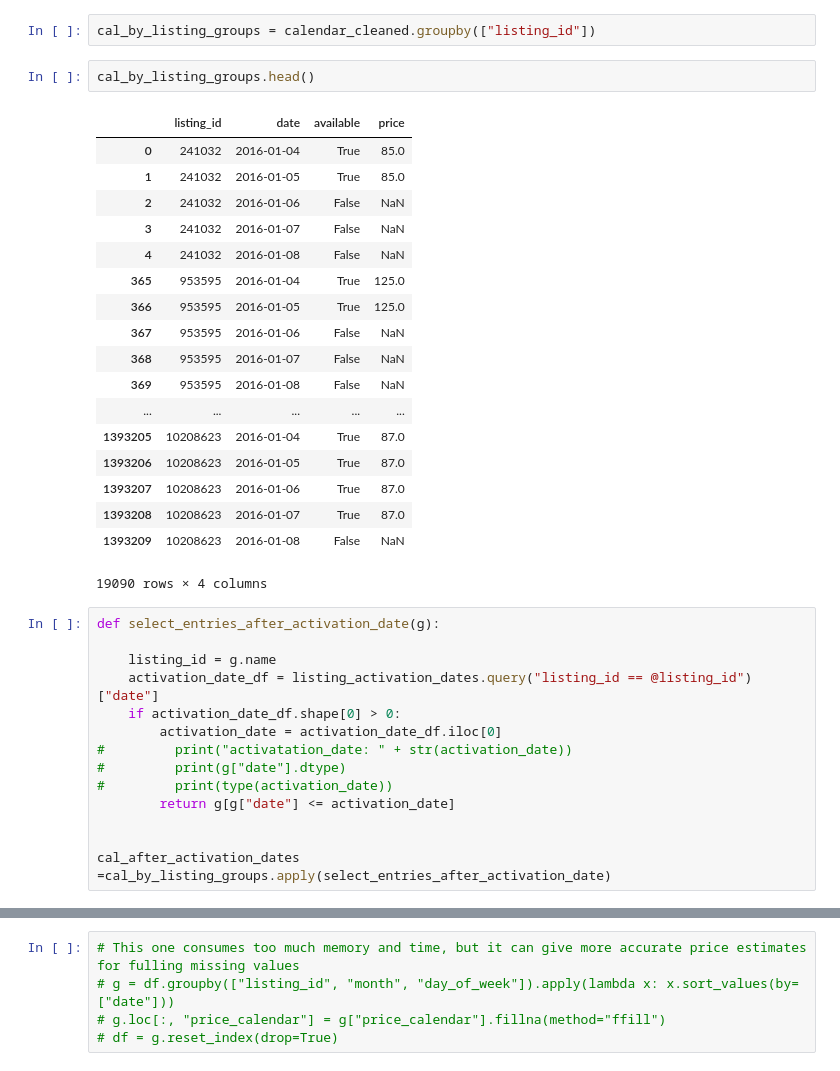
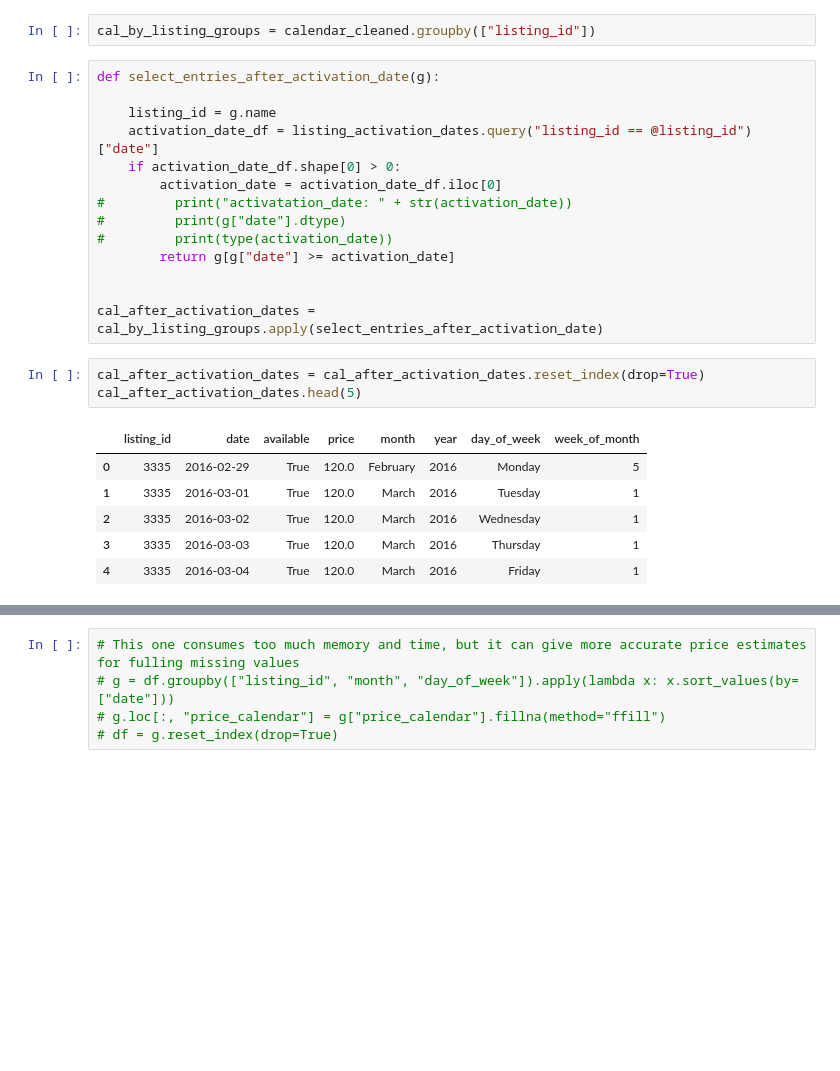
Before and after one commit to patelatharva/Analysis_of_Airbnb_property_listings_dataset, a Jupyter notebook: colab_tuning_booking_price_to_maximize_expected_revenue.ipynb, the cells around one changed output, grey strips where cells are left out. Drawn from its saved outputs; the diff is of its cells as text; blank space fills up the shorter version.

```diff
--- a/colab_tuning_booking_price_to_maximize_expected_revenue.ipynb
+++ b/colab_tuning_booking_price_to_maximize_expected_revenue.ipynb
@@ -256,27 +263,6 @@ listing_activation_dates.sort_values(by=["date"]).head()
 ### Only retaining entries in calendar for each property after its activation date
 # %%
 cal_by_listing_groups = calendar_cleaned.groupby(["listing_id"])
-# %%
-cal_by_listing_groups.head()
-# %% [output]
-|  | listing_id | date | available | price |
-| 0 | 241032 | 2016-01-04 | True | 85.0 |
-| 1 | 241032 | 2016-01-05 | True | 85.0 |
-| 2 | 241032 | 2016-01-06 | False | NaN |
-| 3 | 241032 | 2016-01-07 | False | NaN |
-| 4 | 241032 | 2016-01-08 | False | NaN |
-| 365 | 953595 | 2016-01-04 | True | 125.0 |
-| 366 | 953595 | 2016-01-05 | True | 125.0 |
-| 367 | 953595 | 2016-01-06 | False | NaN |
-| 368 | 953595 | 2016-01-07 | False | NaN |
-| 369 | 953595 | 2016-01-08 | False | NaN |
-| ... | ... | ... | ... | ... |
-| 1393205 | 10208623 | 2016-01-04 | True | 87.0 |
-| 1393206 | 10208623 | 2016-01-05 | True | 87.0 |
-| 1393207 | 10208623 | 2016-01-06 | True | 87.0 |
-| 1393208 | 10208623 | 2016-01-07 | True | 87.0 |
-| 1393209 | 10208623 | 2016-01-08 | False | NaN |
-19090 rows × 4 columns
 # %%
 def select_entries_after_activation_date(g):
 
@@ -287,8 +273,18 @@ def select_entries_after_activation_date(g):
 #         print("activatation_date: " + str(activation_date))
 #         print(g["date"].dtype)
 #         print(type(activation_date))
-        return g[g["date"] <= activation_date]
+        return g[g["date"] >= activation_date]
 
 
-cal_after_activation_dates =cal_by_listing_groups.apply(select_entries_after_activation_date)
+cal_after_activation_dates = cal_by_listing_groups.apply(select_entries_after_activation_date)
+# %%
+cal_after_activation_dates = cal_after_activation_dates.reset_index(drop=True)
+cal_after_activation_dates.head(5)
+# %% [output]
+|  | listing_id | date | available | price | month | year | day_of_week | week_of_month |
+| 0 | 3335 | 2016-02-29 | True | 120.0 | February | 2016 | Monday | 5 |
+| 1 | 3335 | 2016-03-01 | True | 120.0 | March | 2016 | Tuesday | 1 |
+| 2 | 3335 | 2016-03-02 | True | 120.0 | March | 2016 | Wednesday | 1 |
+| 3 | 3335 | 2016-03-03 | True | 120.0 | March | 2016 | Thursday | 1 |
+| 4 | 3335 | 2016-03-04 | True | 120.0 | March | 2016 | Friday | 1 |
 # %% [markdown]
```
Also changed, not shown: parts of 69 cells of this notebook.
